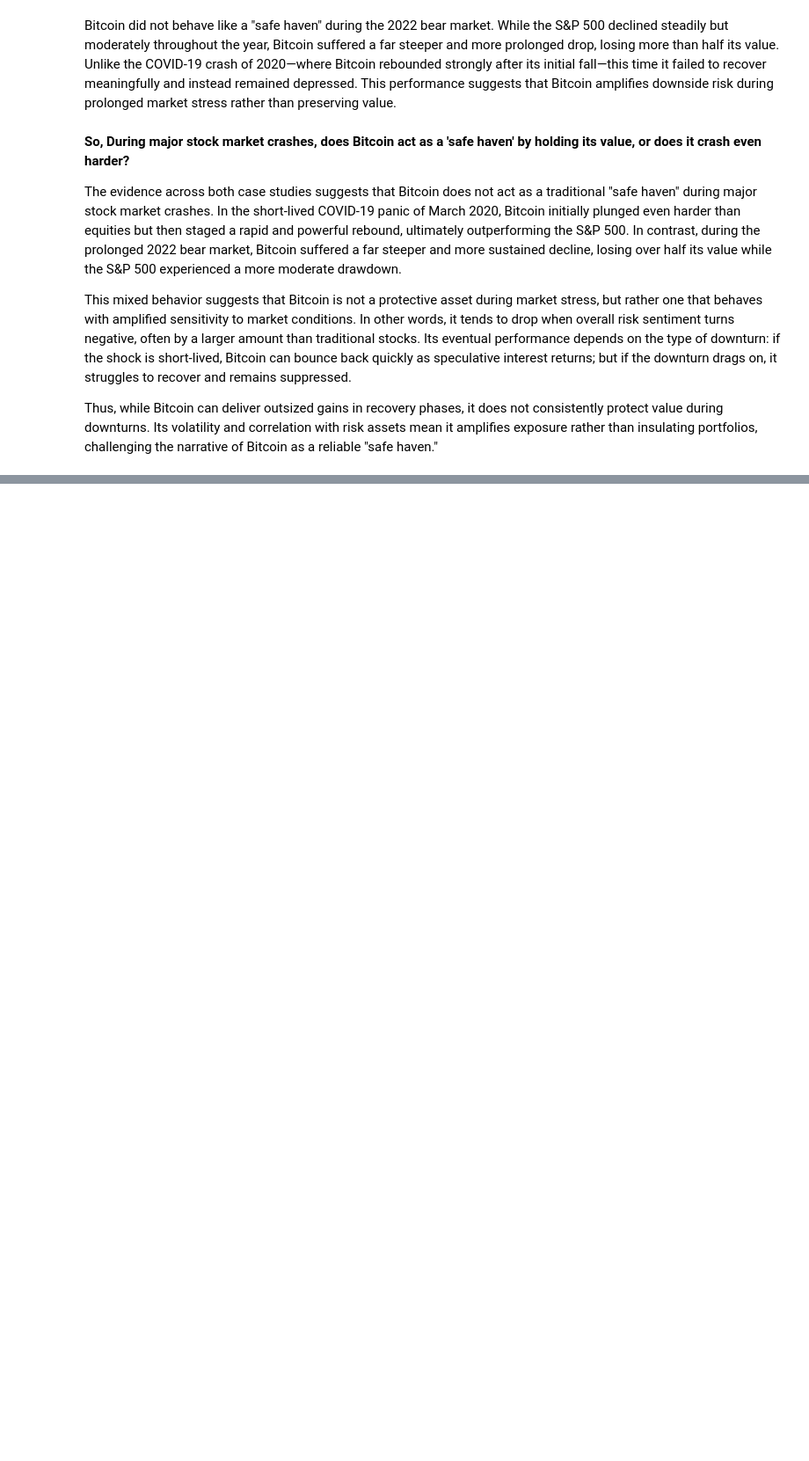
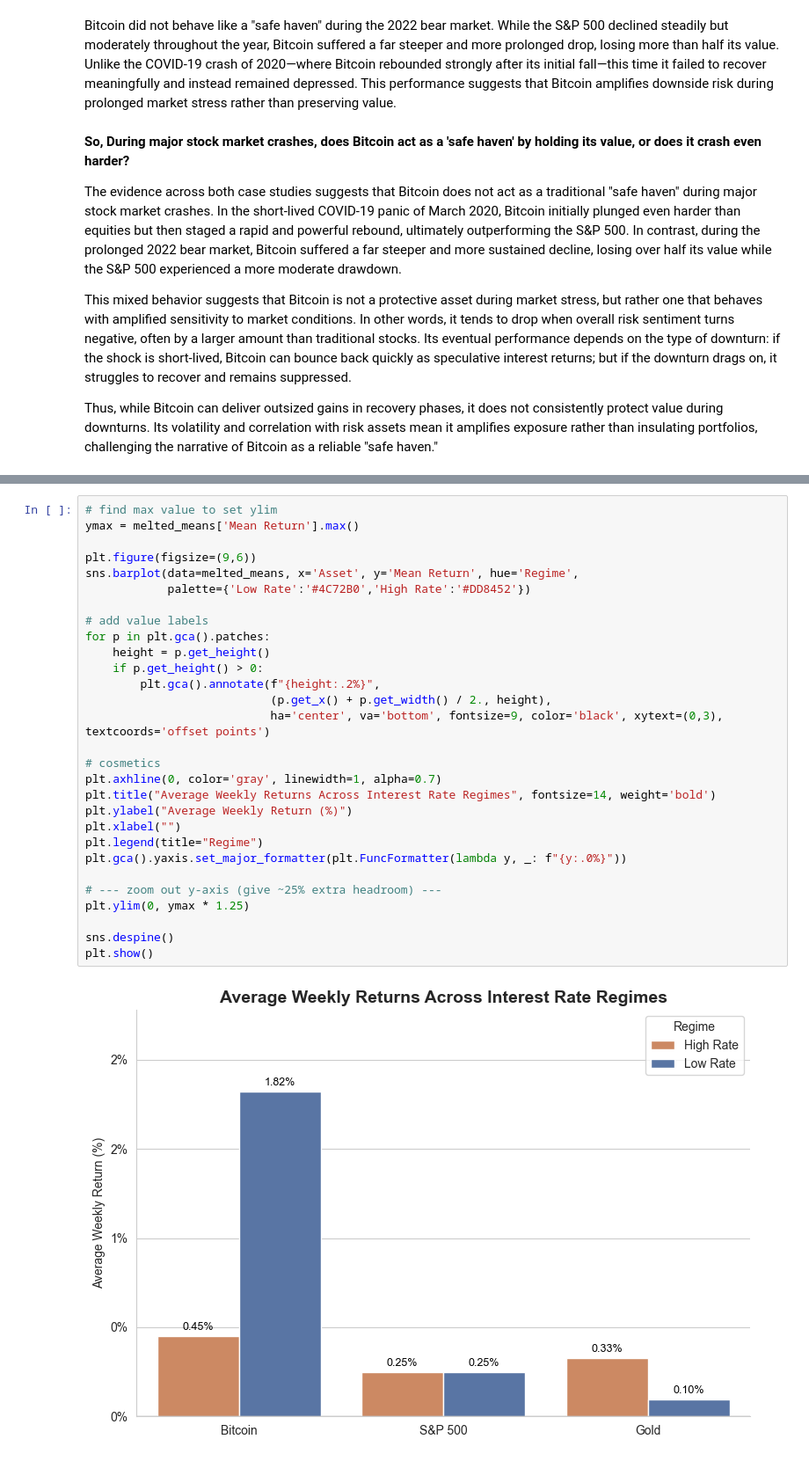
Before and after one commit to rafanahmed/Data-Mining---ITCS-3162, a Jupyter notebook: Project1-Draft.ipynb, the cells around one changed output, grey strips where cells are left out. Shown at 88% size. Drawn from its saved outputs; the diff is of its cells as text; blank space fills up the shorter version.

```diff
--- a/Project1-Draft.ipynb
+++ b/Project1-Draft.ipynb
@@ -665,0 +743,31 @@ Thus, while Bitcoin can deliver outsized gains in recovery phases, it does not c
+# %%
+# find max value to set ylim
+ymax = melted_means['Mean Return'].max()
+
+plt.figure(figsize=(9,6))
+sns.barplot(data=melted_means, x='Asset', y='Mean Return', hue='Regime',
+            palette={'Low Rate':'#4C72B0','High Rate':'#DD8452'})
+
+# add value labels
+for p in plt.gca().patches:
+    height = p.get_height()
+    if p.get_height() > 0:
+        plt.gca().annotate(f"{height:.2%}",
+                           (p.get_x() + p.get_width() / 2., height),
+                           ha='center', va='bottom', fontsize=9, color='black', xytext=(0,3), textcoords='offset points')
+
+# cosmetics
+plt.axhline(0, color='gray', linewidth=1, alpha=0.7)
+plt.title("Average Weekly Returns Across Interest Rate Regimes", fontsize=14, weight='bold')
+plt.ylabel("Average Weekly Return (%)")
+plt.xlabel("")
+plt.legend(title="Regime")
+plt.gca().yaxis.set_major_formatter(plt.FuncFormatter(lambda y, _: f"{y:.0%}"))
+
+# --- zoom out y-axis (give ~25% extra headroom) ---
+plt.ylim(0, ymax * 1.25)
+
+sns.despine()
+plt.show()
+# %% [output]
+[figure, added]
```
Also changed, not shown: parts of 6 cells of this notebook.
